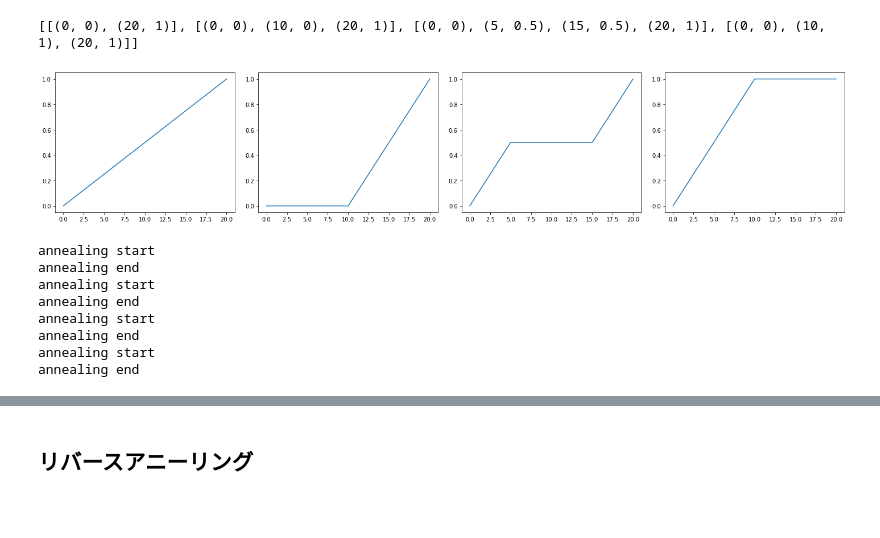
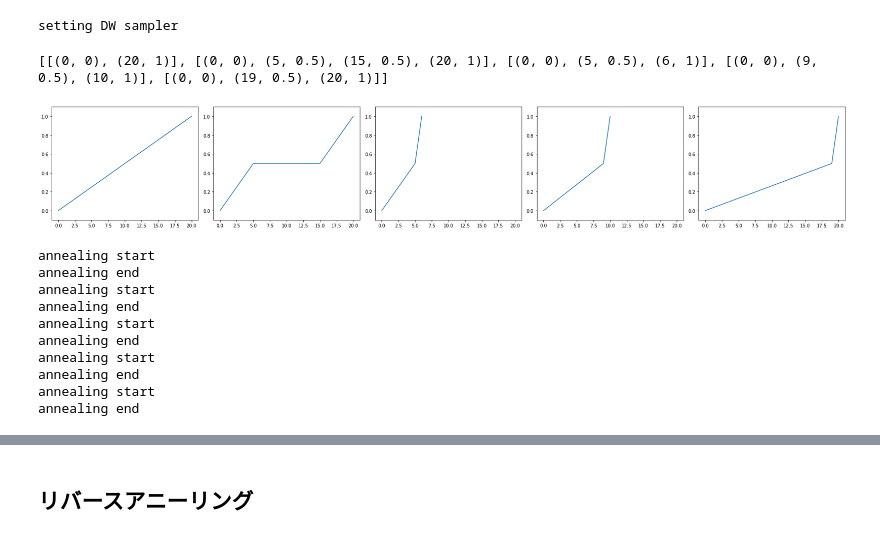
Before and after one commit to Romira915/combinatorial_optimization_solver, a Jupyter notebook: py_src/d-wave.ipynb, the cells around one changed output, grey strips where cells are left out. Drawn from its saved outputs; the diff is of its cells as text; code cells hidden in the pictures; blank space fills up the shorter version.

```diff
--- a/py_src/d-wave.ipynb
+++ b/py_src/d-wave.ipynb
@@ -65,40 +92,55 @@ H = HA + HB
 model = H.compile()
 Q, offset = model.to_qubo()
 # %%
-dw_sampler = DWaveSampler(solver='DW_2000Q_6',
-                          token=TOKEN, endpoint=endpoint)
-adj = {}
-for k in Q.keys():
-    adj[k] = 1
-embedding = find_embedding(adj, dw_sampler.edgelist)
-# bqm_embed = embed_bqm(bqm, embedding, dw_sampler.adjacency)
-sampler = FixedEmbeddingComposite(dw_sampler, embedding)
-# sampler = EmbeddingComposite(dw_sampler)
-# sampleset_embed = dw_sampler.sample(bqm_embed, num_reads=10)
+if solver == "QA":
+    dw_sampler = DWaveSampler(solver='DW_2000Q_6',
+                            token=TOKEN, endpoint=endpoint)
+    adj = {}
+    for k in Q.keys():
+        adj[k] = 1
+    embedding = find_embedding(adj, dw_sampler.edgelist)
+    # bqm_embed = embed_bqm(bqm, embedding, dw_sampler.adjacency)
+    sampler = FixedEmbeddingComposite(dw_sampler, embedding)
+    # sampler = EmbeddingComposite(dw_sampler)
+    # sampleset_embed = dw_sampler.sample(bqm_embed, num_reads=10)
+    print("setting DW sampler")
+else:
+    sampler = SQASampler(num_reads=num_reads)
+    print("setting SQA sampler")
+# %% [output]
+setting DW sampler
 # %%
-t = [(0, 20), (0, 10, 20), (0, 5, 15, 20), (0, 10, 20)]
-s = [(0, 1), (0, 0, 1), (0, 0.5, 0.5, 1), (0, 1, 1)]
+t = [(0, 20), (0, 5, 15, 20), (0, 5, 6), (0, 9, 10), (0, 19, 20)]
+s = [(0, 1), (0, 0.5, 0.5, 1), (0, 0.5, 1), (0, 0.5, 1), (0, 0.5, 1)]
 
 schedules = [list(zip(t[i], s[i])) for i in range(len(t))]
 print(schedules)
 # %% [output]
-[[(0, 0), (20, 1)], [(0, 0), (10, 0), (20, 1)], [(0, 0), (5, 0.5), (15, 0.5), (20, 1)], [(0, 0), (10, 1), (20, 1)]]
+[[(0, 0), (20, 1)], [(0, 0), (5, 0.5), (15, 0.5), (20, 1)], [(0, 0), (5, 0.5), (6, 1)], [(0, 0), (9, 0.5), (10, 1)], [(0, 0), (19, 0.5), (20, 1)]]
 # %%
-fig, ax = plt.subplots(1, len(schedules))
-fig.set_figwidth(20)
-plt.tight_layout()
-for i in range(len(t)):
-    ax[i].plot(t[i], s[i])
+def plot_schedules(t, s, save_path="output.jpg"):
+    fig, ax = plt.subplots(1, len(t))
+    fig.set_figwidth(5 * len(t))
+    for i in range(len(t)):
+        ax[i].plot(t[i], s[i])
+        ax[i].set_xlim(-1.0, 21.0)
+        ax[i].set_ylim(-0.1, 1.1)
 
-plt.savefig("output.jpg")
+    plt.tight_layout()
+    plt.savefig(save_path)
-# %% [output]
-[figure, removed]
+# %%
+plot_schedules(t, s, "anneal_schedule.jpg")
+# %% [output]
+[figure, added]
 # %%
 samplesets = []
 for schedule in schedules:
     print("annealing start")
-    samplesets.append(sampler.sample_qubo(
-        Q, num_reads=1000, anneal_schedule=schedule))
+    if solver == "QA":
+        samplesets.append(sampler.sample_qubo(
+            Q, num_reads=num_reads, anneal_schedule=schedule))
+    else:
+        samplesets.append(sampler.sample_qubo(Q))
     print("annealing end")
 # %% [output]
 annealing start
@@ -109,3 +151,5 @@ annealing start
 annealing end
 annealing start
 annealing end
+annealing start
+annealing end
```
Also changed, not shown: parts of 15 cells of this notebook, 1 other file.
